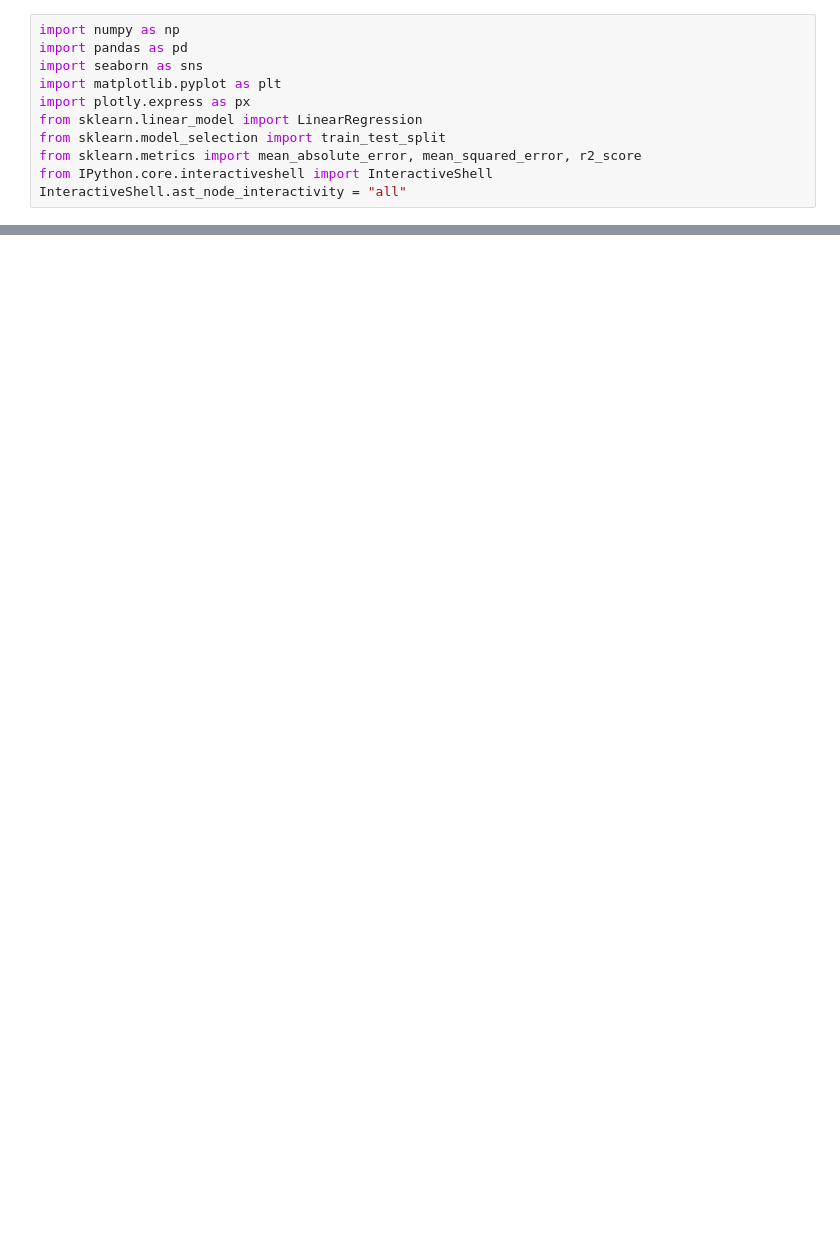
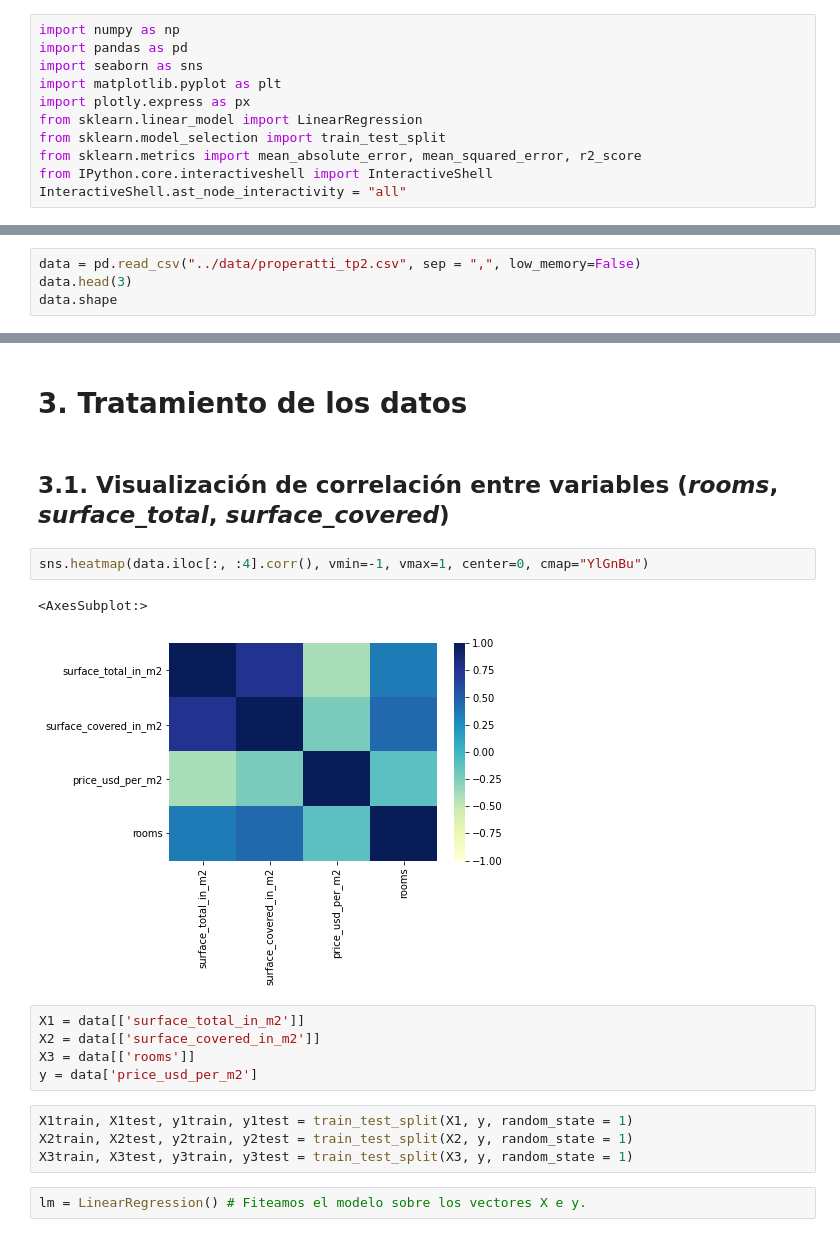
Before and after one commit to szl30n/ProyectosDHDS, a Jupyter notebook: TP2/Enzo.ipynb, the cells around one changed output, grey strips where cells are left out. Cells and saved outputs as stored; diff of their text form; blank space fills up the shorter version.

```diff
--- a/TP2/Enzo.ipynb
+++ b/TP2/Enzo.ipynb
@@ -348,0 +16,4 @@ data.description.to_csv(r'pegar_nombre.txt', index = False, header=True)
+# %%
+data = pd.read_csv("../data/properatti_tp2.csv", sep = ",", low_memory=False)
+data.head(3)
+data.shape
@@ -348,0 +27,20 @@ data.description.to_csv(r'pegar_nombre.txt', index = False, header=True)
+# %% [markdown]
+# **3. Tratamiento de los datos**
+# %% [markdown]
+## **3.1. Visualización de correlación entre variables (*rooms*, *surface_total*, *surface_covered*)**
+# %%
+sns.heatmap(data.iloc[:, :4].corr(), vmin=-1, vmax=1, center=0, cmap="YlGnBu")
+# %% [output]
+<AxesSubplot:>
+[figure, added]
+# %%
+X1 = data[['surface_total_in_m2']]
+X2 = data[['surface_covered_in_m2']]
+X3 = data[['rooms']]
+y = data['price_usd_per_m2']
+# %%
+X1train, X1test, y1train, y1test = train_test_split(X1, y, random_state = 1)
+X2train, X2test, y2train, y2test = train_test_split(X2, y, random_state = 1)
+X3train, X3test, y3train, y3test = train_test_split(X3, y, random_state = 1)
+# %%
+lm = LinearRegression() # Fiteamos el modelo sobre los vectores X e y.
```
Also changed, not shown: parts of 58 cells of this notebook.
